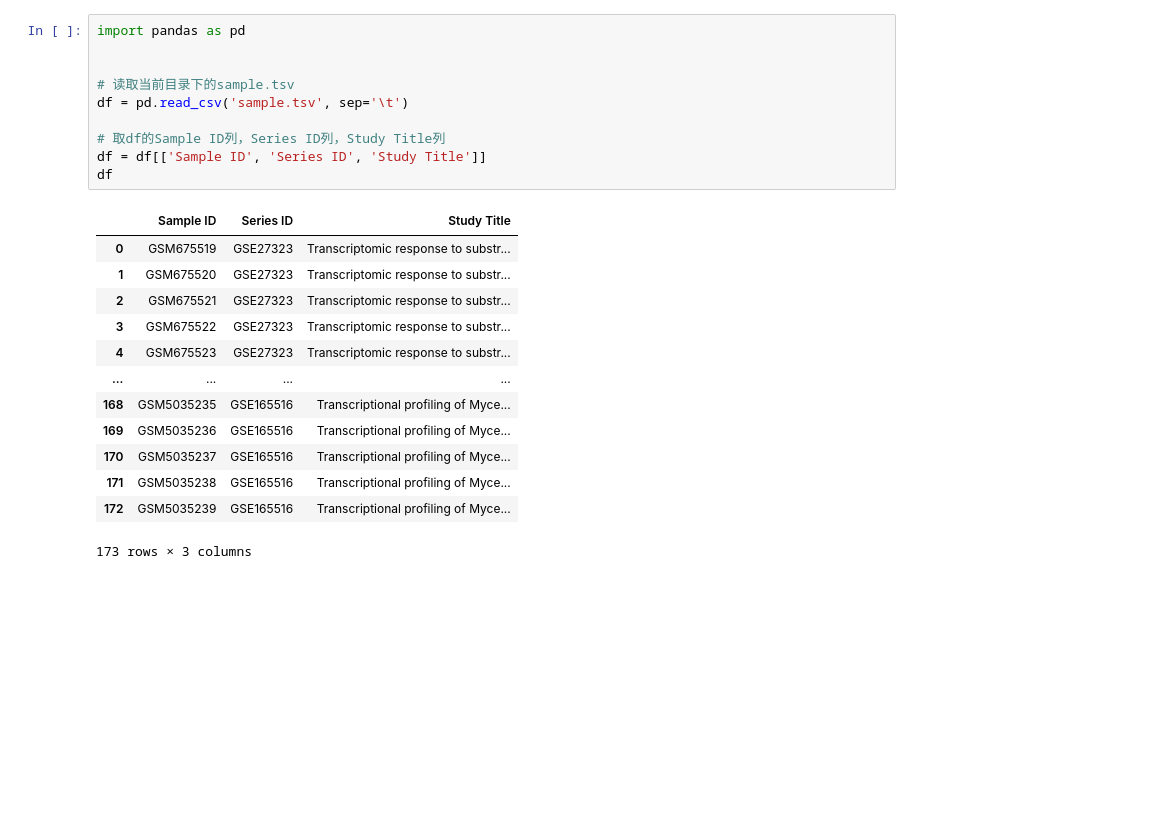
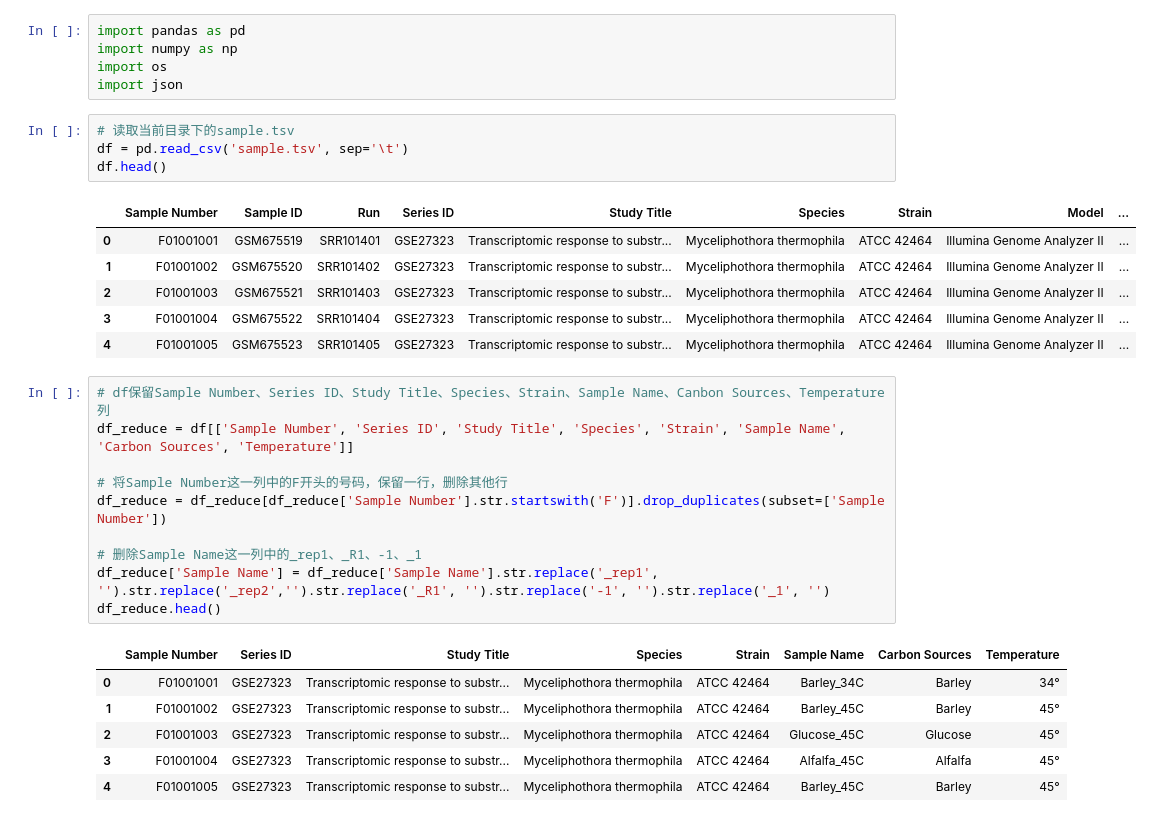
Before and after one commit to dongchen1998/mtd, a Jupyter notebook: search/myceliophthora_thermophila/transcriptome/gene_transcription.ipynb, the cells around one changed output. Saved outputs shown, nothing was run; the diff lists cells and outputs as text; blank space fills up the shorter version.

```diff
--- a/search/myceliophthora_thermophila/transcriptome/gene_transcription.ipynb
+++ b/search/myceliophthora_thermophila/transcriptome/gene_transcription.ipynb
@@ -1,24 +1,33 @@
+# %%
+import pandas as pd
+import numpy as np
+import os
+import json
 # %%
-import pandas as pd
-
-
 # 读取当前目录下的sample.tsv
 df = pd.read_csv('sample.tsv', sep='\t')
-
-# 取df的Sample ID列，Series ID列，Study Title列
-df = df[['Sample ID', 'Series ID', 'Study Title']]
-df
+df.head()
 # %% [output]
-|  | Sample ID | Series ID | Study Title |
-| 0 | GSM675519 | GSE27323 | Transcriptomic response to substr... |
-| 1 | GSM675520 | GSE27323 | Transcriptomic response to substr... |
-| 2 | GSM675521 | GSE27323 | Transcriptomic response to substr... |
-| 3 | GSM675522 | GSE27323 | Transcriptomic response to substr... |
-| 4 | GSM675523 | GSE27323 | Transcriptomic response to substr... |
-| ... | ... | ... | ... |
-| 168 | GSM5035235 | GSE165516 | Transcriptional profiling of Myce... |
-| 169 | GSM5035236 | GSE165516 | Transcriptional profiling of Myce... |
-| 170 | GSM5035237 | GSE165516 | Transcriptional profiling of Myce... |
-| 171 | GSM5035238 | GSE165516 | Transcriptional profiling of Myce... |
-| 172 | GSM5035239 | GSE165516 | Transcriptional profiling of Myce... |
+|  | Sample Number | Sample ID | Run | Series ID | Study Title | Species | Strain | Model | ... |
+| 0 | F01001001 | GSM675519 | SRR101401 | GSE27323 | Transcriptomic response to substr... | Myceliphothora thermophila | ATCC 42464 | Illumina Genome Analyzer II | ... |
+| 1 | F01001002 | GSM675520 | SRR101402 | GSE27323 | Transcriptomic response to substr... | Myceliphothora thermophila | ATCC 42464 | Illumina Genome Analyzer II | ... |
+| 2 | F01001003 | GSM675521 | SRR101403 | GSE27323 | Transcriptomic response to substr... | Myceliphothora thermophila | ATCC 42464 | Illumina Genome Analyzer II | ... |
+| 3 | F01001004 | GSM675522 | SRR101404 | GSE27323 | Transcriptomic response to substr... | Myceliphothora thermophila | ATCC 42464 | Illumina Genome Analyzer II | ... |
+| 4 | F01001005 | GSM675523 | SRR101405 | GSE27323 | Transcriptomic response to substr... | Myceliphothora thermophila | ATCC 42464 | Illumina Genome Analyzer II | ... |
-173 rows × 3 columns
+# %%
+# df保留Sample Number、Series ID、Study Title、Species、Strain、Sample Name、Canbon Sources、Temperature列
+df_reduce = df[['Sample Number', 'Series ID', 'Study Title', 'Species', 'Strain', 'Sample Name', 'Carbon Sources', 'Temperature']]
+
+# 将Sample Number这一列中的F开头的号码，保留一行，删除其他行
+df_reduce = df_reduce[df_reduce['Sample Number'].str.startswith('F')].drop_duplicates(subset=['Sample Number'])
+
+# 删除Sample Name这一列中的_rep1、_R1、-1、_1
+df_reduce['Sample Name'] = df_reduce['Sample Name'].str.replace('_rep1', '').str.replace('_rep2','').str.replace('_R1', '').str.replace('-1', '').str.replace('_1', '')
+df_reduce.head()
+# %% [output]
+|  | Sample Number | Series ID | Study Title | Species | Strain | Sample Name | Carbon Sources | Temperature |
+| 0 | F01001001 | GSE27323 | Transcriptomic response to substr... | Myceliphothora thermophila | ATCC 42464 | Barley_34C | Barley | 34° |
+| 1 | F01001002 | GSE27323 | Transcriptomic response to substr... | Myceliphothora thermophila | ATCC 42464 | Barley_45C | Barley | 45° |
+| 2 | F01001003 | GSE27323 | Transcriptomic response to substr... | Myceliphothora thermophila | ATCC 42464 | Glucose_45C | Glucose | 45° |
+| 3 | F01001004 | GSE27323 | Transcriptomic response to substr... | Myceliphothora thermophila | ATCC 42464 | Alfalfa_45C | Alfalfa | 45° |
+| 4 | F01001005 | GSE27323 | Transcriptomic response to substr... | Myceliphothora thermophila | ATCC 42464 | Barley_45C | Barley | 45° |
```
Also changed, not shown: parts of 8 cells of this notebook, 4 other files.
